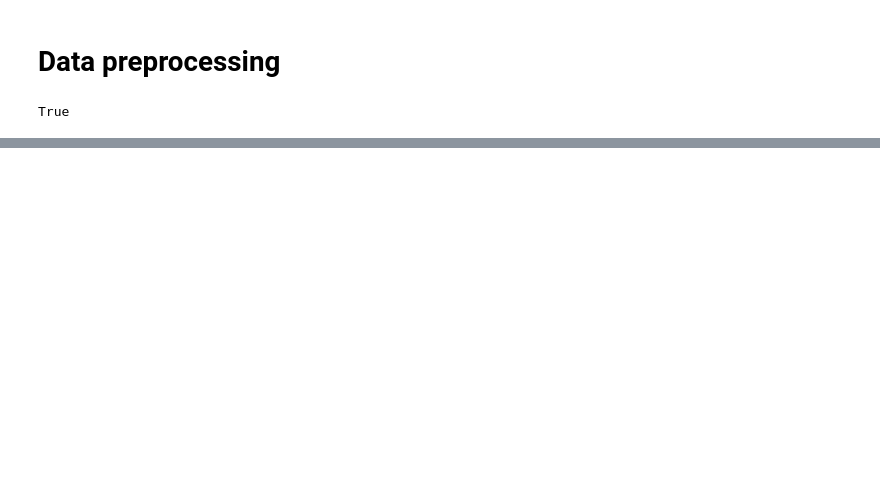
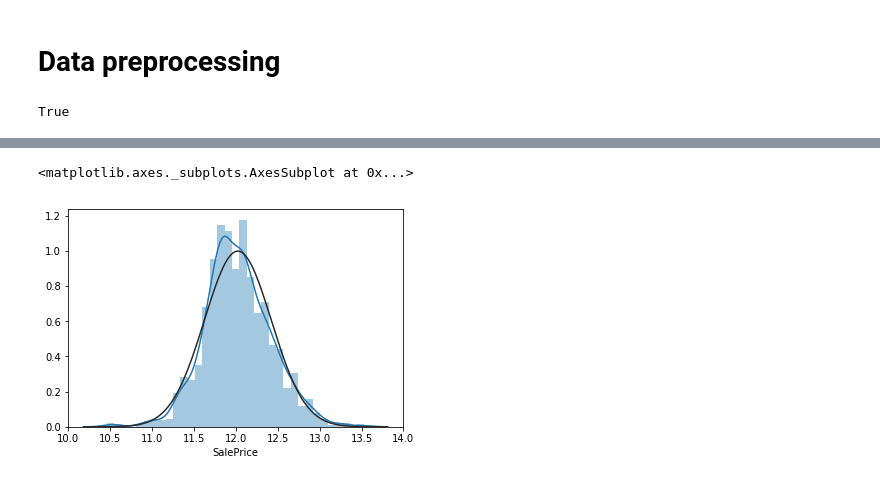
Before and after one commit to jaikiranpedad/House_price_prediction_Kaggle, a Jupyter notebook: House price prediction.ipynb, the cells around one changed output, grey strips where cells are left out. Drawn from its saved outputs; the diff is of its cells as text; code cells hidden in the pictures; blank space fills up the shorter version.

```diff
--- a/House price prediction.ipynb
+++ b/House price prediction.ipynb
@@ -24,0 +59,5 @@ True
+# %%
+sns.distplot(np.log1p(Data['SalePrice']), fit = norm)
+# %% [output]
+<matplotlib.axes._subplots.AxesSubplot at 0x...>
+[figure, added]
```
Also changed, not shown: parts of 40 cells of this notebook.
